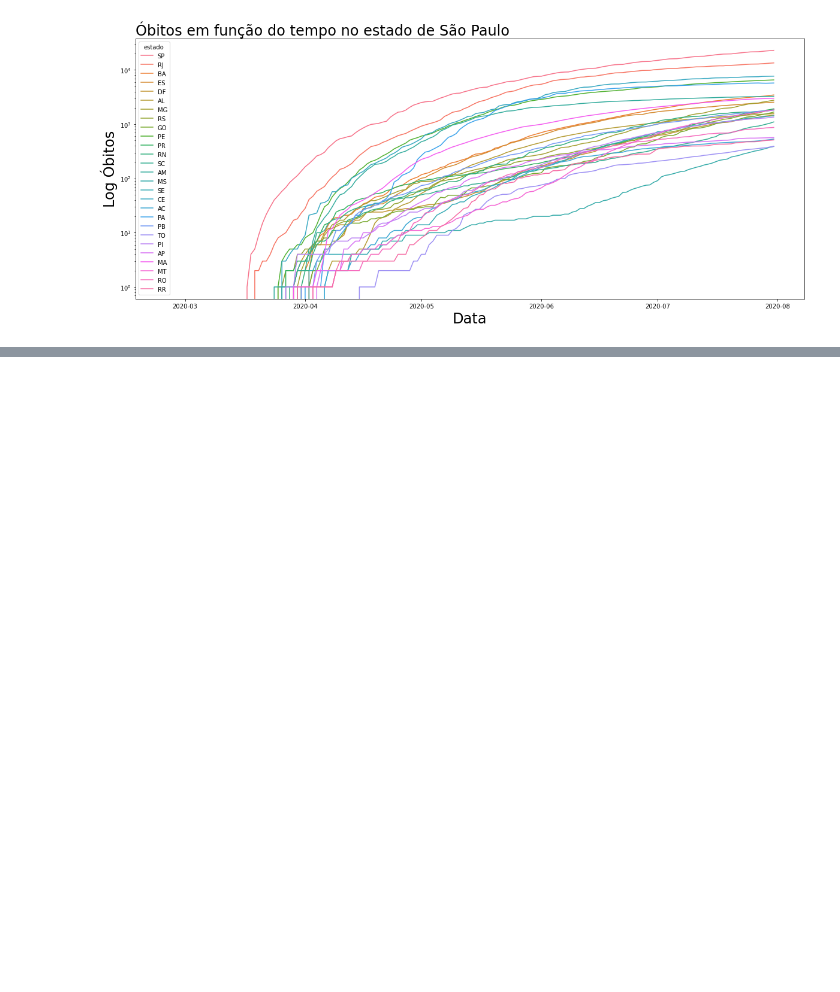
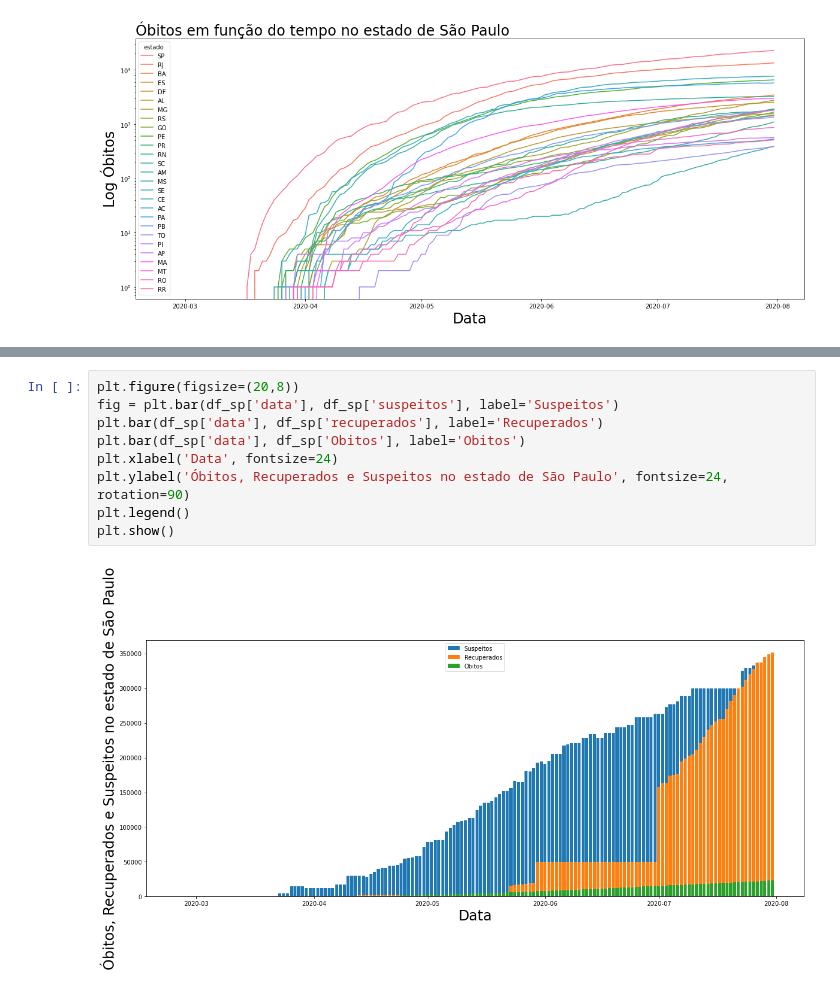
Before and after one commit to guilhermebap/Data-science-personal-study, a Jupyter notebook: Alura/Estudo de casos/covid - Alura.ipynb, the cells around one changed output, grey strips where cells are left out. Cells and saved outputs as stored; diff of their text form; blank space fills up the shorter version.

```diff
--- a/Alura/Estudo de casos/covid - Alura.ipynb
+++ b/Alura/Estudo de casos/covid - Alura.ipynb
@@ -64,0 +74,11 @@ plt.show()
+# %%
+plt.figure(figsize=(20,8))
+fig = plt.bar(df_sp['data'], df_sp['suspeitos'], label='Suspeitos')
+plt.bar(df_sp['data'], df_sp['recuperados'], label='Recuperados')
+plt.bar(df_sp['data'], df_sp['Obitos'], label='Obitos')
+plt.xlabel('Data', fontsize=24)
+plt.ylabel('Óbitos, Recuperados e Suspeitos no estado de São Paulo', fontsize=24, rotation=90)
+plt.legend()
+plt.show()
+# %% [output]
+[figure, added]
```
Also changed, not shown: parts of 9 cells of this notebook, 1 other file.
